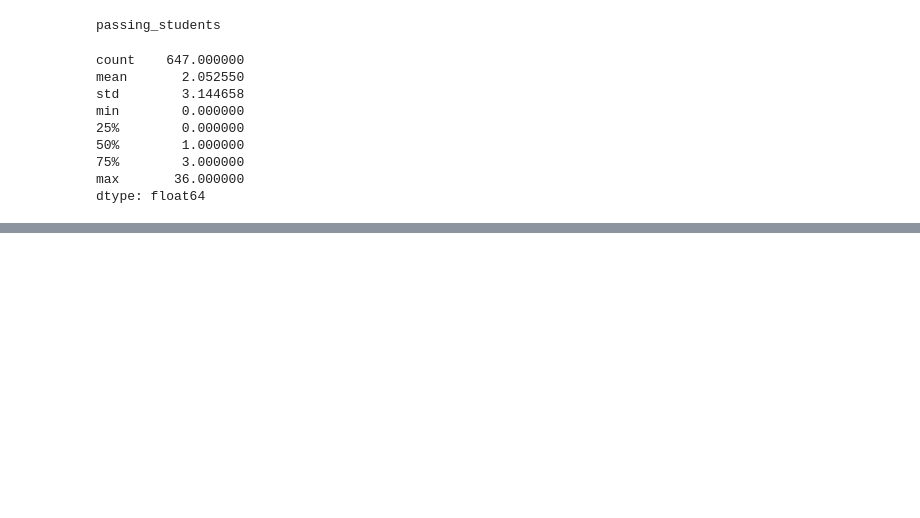
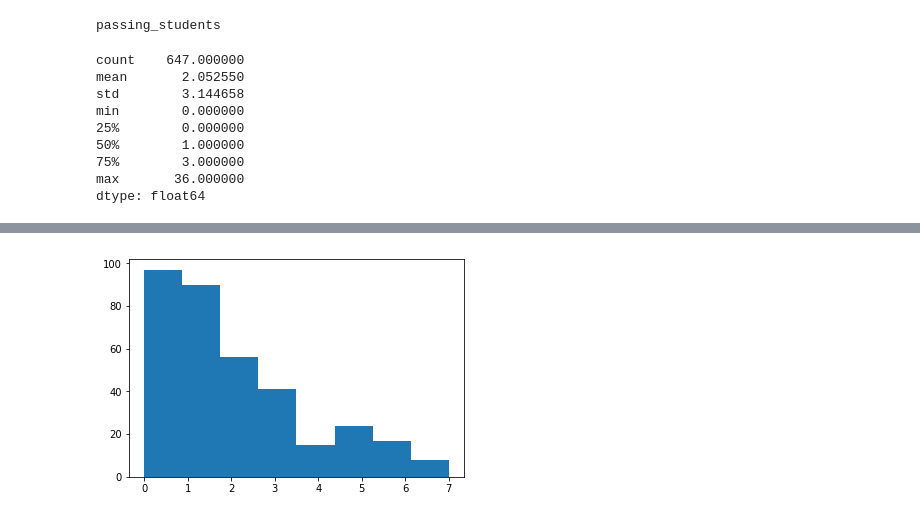
Before and after one commit to Ashish-Siyag/Data-science, a Jupyter notebook: Udacity-Data-Analysis-Project/Exploratory Analysis.ipynb, the cells around one changed output, grey strips where cells are left out. Saved outputs shown, nothing was run; the diff lists cells and outputs as text; code cells hidden in the pictures; blank space fills up the shorter version.

```diff
--- a/Udacity-Data-Analysis-Project/Exploratory Analysis.ipynb
+++ b/Udacity-Data-Analysis-Project/Exploratory Analysis.ipynb
@@ -390,0 +419,6 @@ dtype: float64
+# %%
+num_bins = 8
+plt.hist(total(non_passing_engagement_by_account,'has visited').values(), num_bins)
+plt.show()
+# %% [output]
+[figure, added]
```
Also changed, not shown: parts of 3 cells of this notebook.
